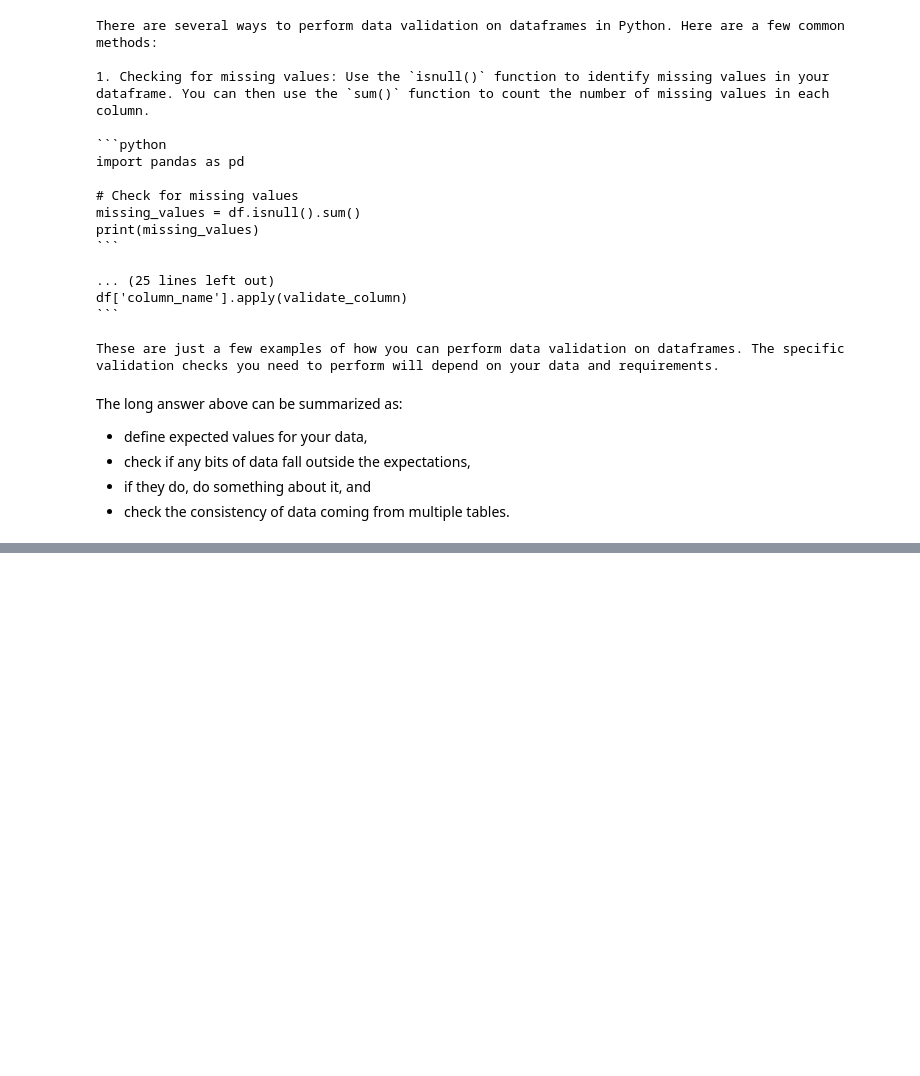
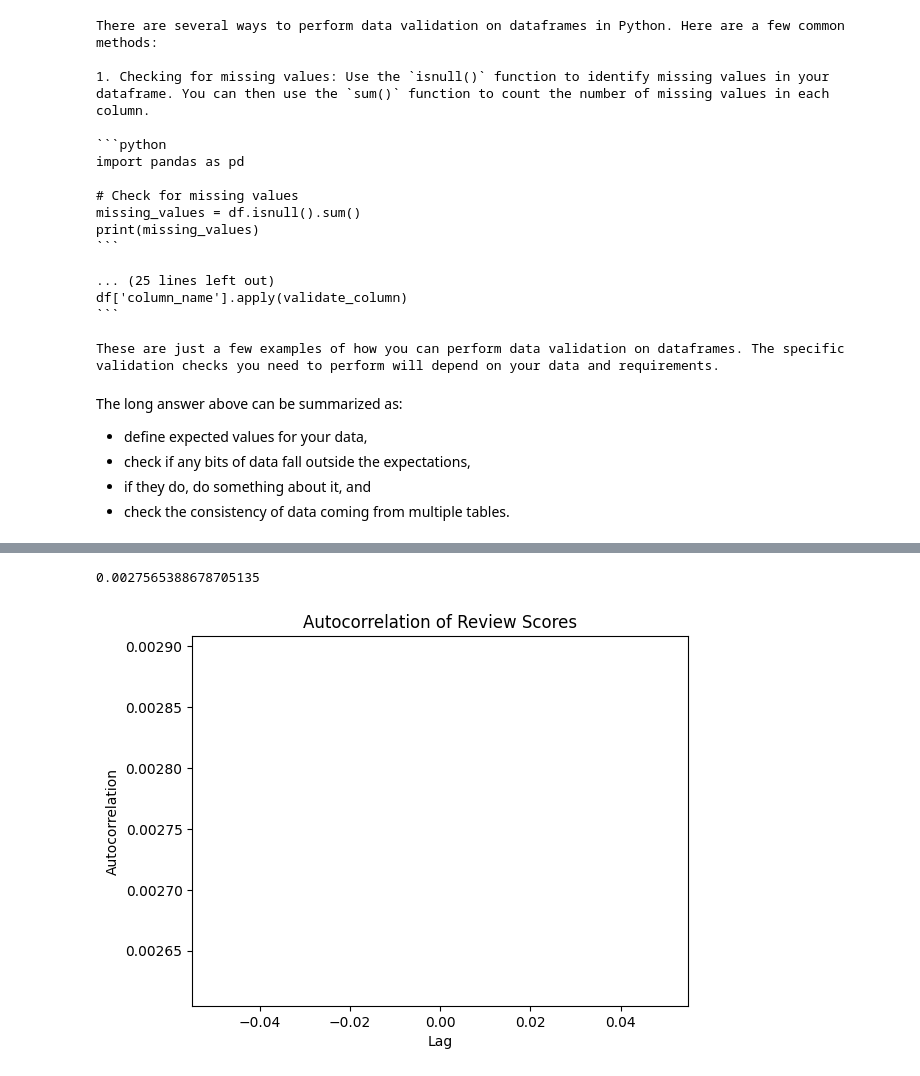
Before and after one commit to toxicafunk/llmdataquality, a Jupyter notebook: Data Quality.ipynb, the cells around one changed output, grey strips where cells are left out. Saved outputs shown, nothing was run; the diff lists cells and outputs as text; code cells hidden in the pictures; blank space fills up the shorter version.

```diff
--- a/Data Quality.ipynb
+++ b/Data Quality.ipynb
@@ -806,0 +1005,13 @@ The long answer above can be summarized as:
+# %%
+df_order_reviews['scores'] = df_order_reviews['review_score'].astype('category')
+df_order_reviews['lagged_scores'] = df_order_reviews['scores'].shift()
+autocorr = df_order_reviews['scores'].autocorr()
+display(autocorr)
+plt.plot(autocorr)
+plt.xlabel('Lag')
+plt.ylabel('Autocorrelation')
+plt.title('Autocorrelation of Review Scores')
+plt.show()
+# %% [output]
+0.0027565388678705135
+[figure, added]
```
Also changed, not shown: parts of 16 cells of this notebook.
